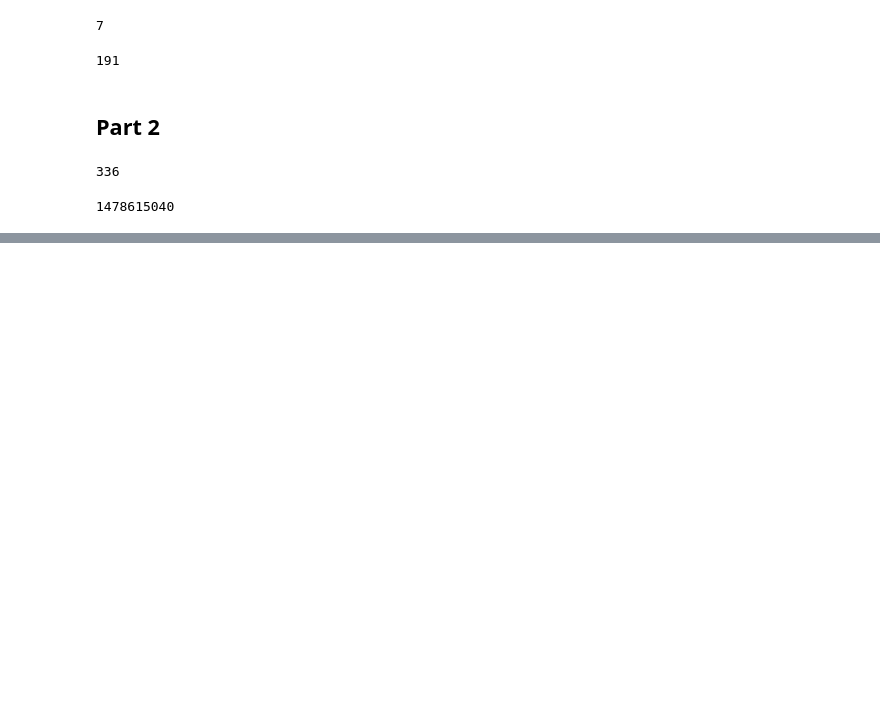
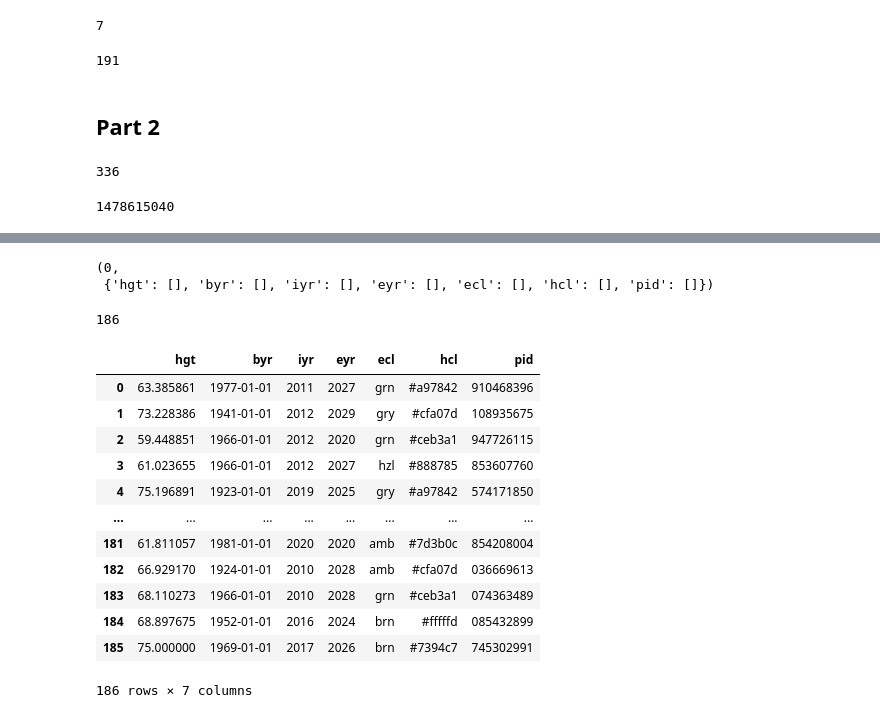
Before and after one commit to mgoadric/AdventOfCode, a Jupyter notebook: 2020/Advent of Code 2020 Solutions.ipynb, the cells around one changed output, grey strips where cells are left out. Cells and saved outputs as stored; diff of their text form; code cells hidden in the pictures; blank space fills up the shorter version.

```diff
--- a/2020/Advent of Code 2020 Solutions.ipynb
+++ b/2020/Advent of Code 2020 Solutions.ipynb
@@ -187,0 +248,38 @@ all_paths(slopes, treemap)
+# %%
+def count_valid(filename):
+    data = {}
+    for field in np_expected:
+        data[field] = []
+
+    count = 0
+    ps = get_data(filename)
+    for p in ps:
+        if set(p.keys()).issuperset(np_expected):
+            valid = True
+            valid &= length_valid(p["byr"], 1920, 2002, 4)
+            valid &= length_valid(p["iyr"], 2010, 2020, 4)
+            valid &= length_valid(p["eyr"], 2020, 2030, 4)
+            #hgt
+            hgt = p["hgt"]
+            if hgt[-2:] == "cm":
+                valid &= int_valid(hgt[:-2], 150, 193)
+            elif hgt[-2:] == "in":
+                valid &= int_valid(hgt[:-2], 59, 76)
+            else:
+                valid = False
+            #hcl https://stackoverflow.com/questions/30241375/python-how-to-check-if-string-is-a-hex-color-code
+            valid &= bool(re.search(r'^#(?:[0-9a-fA-F]{3}){1,2}$', p["hcl"]))
+            valid &= p["ecl"] in {"amb","blu","brn","gry","grn","hzl","oth"}
+            valid &= length_valid(p["pid"], 0, 999999999, 9)
+            if valid:
+                for field in np_expected:
+                    if field == "hgt":
+                        hgt = p["hgt"]
+                        if hgt[-2:] == "cm":
+                            data[field].append(int(hgt[:-2]) * 0.393701)
+                        else:
+                            data[field].append(int(hgt[:-2]))
+                    else:
+                        data[field].append(p[field])
+                count += 1
+    return count, data
@@ -187,0 +297,5 @@ all_paths(slopes, treemap)
+# %%
+count_valid("data/input4-2invalid.txt")
+# %% [output]
+(0,
+ {'hgt': [], 'byr': [], 'iyr': [], 'eyr': [], 'ecl': [], 'hcl': [], 'pid': []})
@@ -187,0 +304,4 @@ all_paths(slopes, treemap)
+# %%
+c
+# %% [output]
+186
@@ -187,0 +311,16 @@ all_paths(slopes, treemap)
+# %%
+df
+# %% [output]
+|  | hgt | byr | iyr | eyr | ecl | hcl | pid |
+| 0 | 63.385861 | 1977-01-01 | 2011 | 2027 | grn | #a97842 | 910468396 |
+| 1 | 73.228386 | 1941-01-01 | 2012 | 2029 | gry | #cfa07d | 108935675 |
+| 2 | 59.448851 | 1966-01-01 | 2012 | 2020 | grn | #ceb3a1 | 947726115 |
+| 3 | 61.023655 | 1966-01-01 | 2012 | 2027 | hzl | #888785 | 853607760 |
+| 4 | 75.196891 | 1923-01-01 | 2019 | 2025 | gry | #a97842 | 574171850 |
+| ... | ... | ... | ... | ... | ... | ... | ... |
+| 181 | 61.811057 | 1981-01-01 | 2020 | 2020 | amb | #7d3b0c | 854208004 |
+| 182 | 66.929170 | 1924-01-01 | 2010 | 2028 | amb | #cfa07d | 036669613 |
+| 183 | 68.110273 | 1966-01-01 | 2010 | 2028 | grn | #ceb3a1 | 074363489 |
+| 184 | 68.897675 | 1952-01-01 | 2016 | 2024 | brn | #fffffd | 085432899 |
+| 185 | 75.000000 | 1969-01-01 | 2017 | 2026 | brn | #7394c7 | 745302991 |
+186 rows × 7 columns
```
Also changed, not shown: parts of 19 cells of this notebook, 7 other files.
